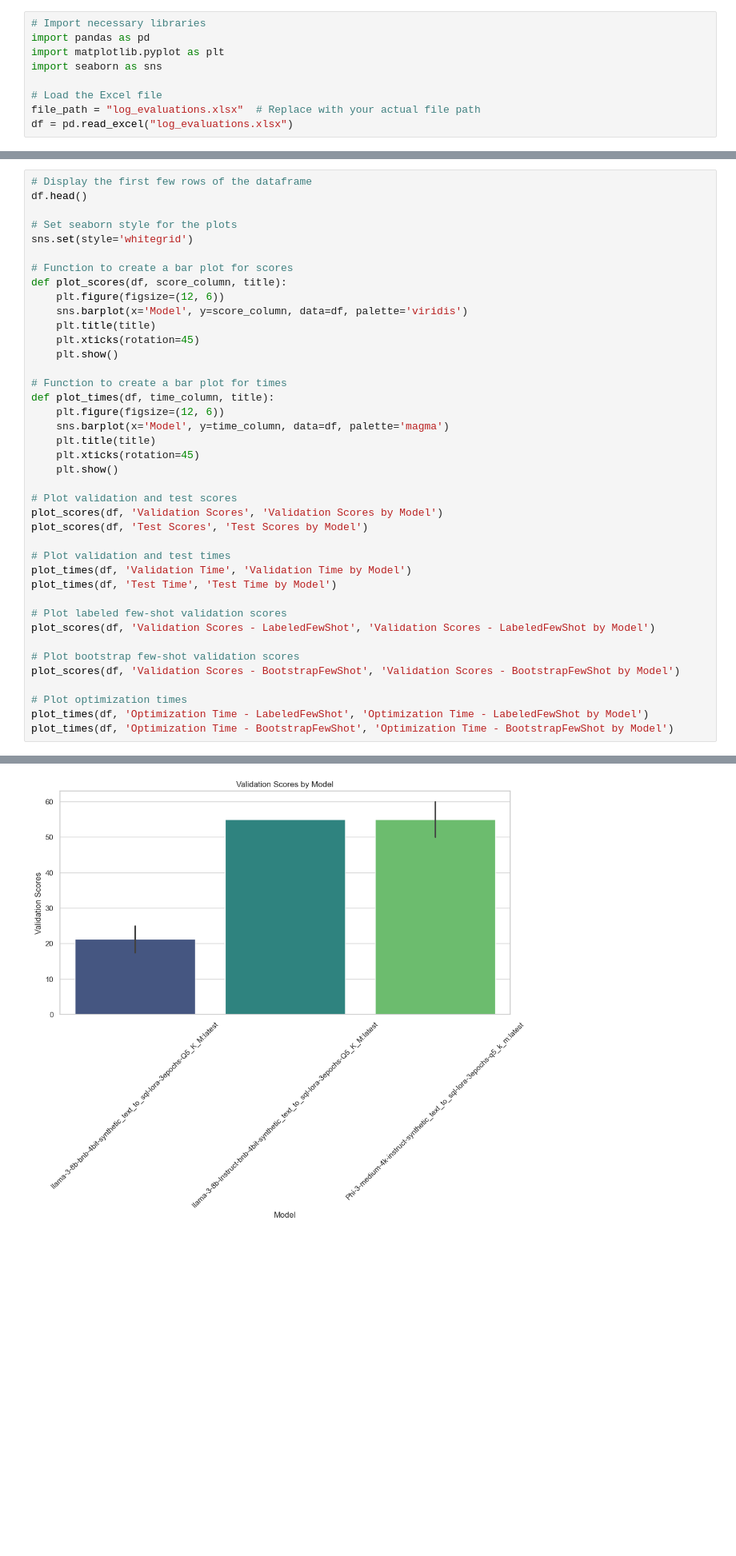
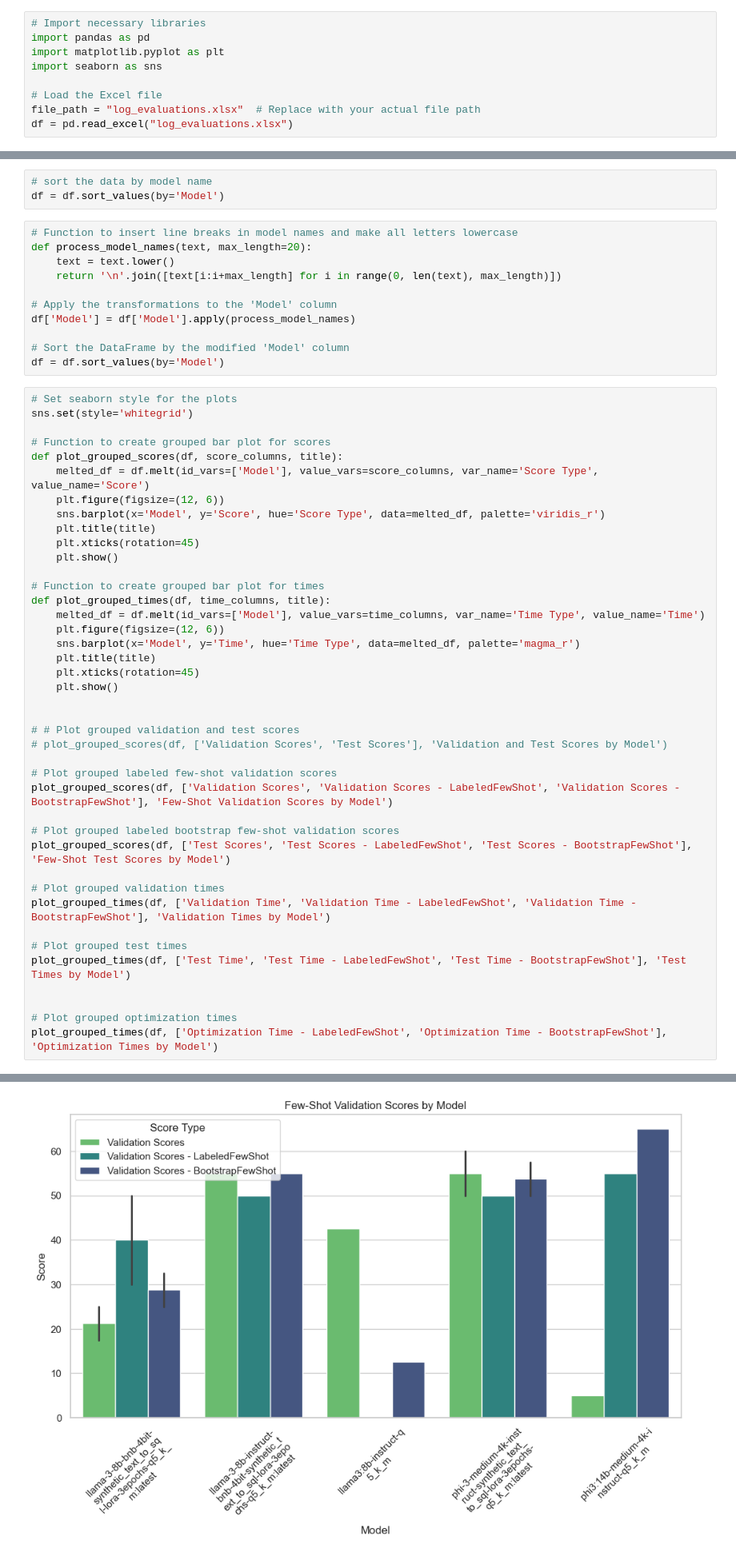
Before and after one commit to felixdsml/llm, a Jupyter notebook: logging/datasciencystuff/logging.ipynb, the cells around one changed output, grey strips where cells are left out. Shown: that part at 80% size. Drawn from its saved outputs; the diff is of its cells as text; blank space fills up the shorter version.

Commit message:
created some visualizations

```diff
--- a/logging/datasciencystuff/logging.ipynb
+++ b/logging/datasciencystuff/logging.ipynb
@@ -10,41 +16,56 @@ df = pd.read_excel("log_evaluations.xlsx")
+# %%
+# sort the data by model name
+df = df.sort_values(by='Model')
+# %%
+# Function to insert line breaks in model names and make all letters lowercase
+def process_model_names(text, max_length=20):
+    text = text.lower()
+    return '\n'.join([text[i:i+max_length] for i in range(0, len(text), max_length)])
+
+# Apply the transformations to the 'Model' column
+df['Model'] = df['Model'].apply(process_model_names)
+
+# Sort the DataFrame by the modified 'Model' column
+df = df.sort_values(by='Model')
 # %%
-# Display the first few rows of the dataframe
-df.head()
-
 # Set seaborn style for the plots
 sns.set(style='whitegrid')
 
-# Function to create a bar plot for scores
-def plot_scores(df, score_column, title):
+# Function to create grouped bar plot for scores
+def plot_grouped_scores(df, score_columns, title):
+    melted_df = df.melt(id_vars=['Model'], value_vars=score_columns, var_name='Score Type', value_name='Score')
     plt.figure(figsize=(12, 6))
-    sns.barplot(x='Model', y=score_column, data=df, palette='viridis')
+    sns.barplot(x='Model', y='Score', hue='Score Type', data=melted_df, palette='viridis_r')
     plt.title(title)
     plt.xticks(rotation=45)
     plt.show()
 
-# Function to create a bar plot for times
-def plot_times(df, time_column, title):
+# Function to create grouped bar plot for times
+def plot_grouped_times(df, time_columns, title):
+    melted_df = df.melt(id_vars=['Model'], value_vars=time_columns, var_name='Time Type', value_name='Time')
     plt.figure(figsize=(12, 6))
-    sns.barplot(x='Model', y=time_column, data=df, palette='magma')
+    sns.barplot(x='Model', y='Time', hue='Time Type', data=melted_df, palette='magma_r')
     plt.title(title)
     plt.xticks(rotation=45)
     plt.show()
 
-# Plot validation and test scores
-plot_scores(df, 'Validation Scores', 'Validation Scores by Model')
-plot_scores(df, 'Test Scores', 'Test Scores by Model')
 
-# Plot validation and test times
-plot_times(df, 'Validation Time', 'Validation Time by Model')
-plot_times(df, 'Test Time', 'Test Time by Model')
+# # Plot grouped validation and test scores
+# plot_grouped_scores(df, ['Validation Scores', 'Test Scores'], 'Validation and Test Scores by Model')
 
-# Plot labeled few-shot validation scores
-plot_scores(df, 'Validation Scores - LabeledFewShot', 'Validation Scores - LabeledFewShot by Model')
+# Plot grouped labeled few-shot validation scores
+plot_grouped_scores(df, ['Validation Scores', 'Validation Scores - LabeledFewShot', 'Validation Scores - BootstrapFewShot'], 'Few-Shot Validation Scores by Model')
 
-# Plot bootstrap few-shot validation scores
-plot_scores(df, 'Validation Scores - BootstrapFewShot', 'Validation Scores - BootstrapFewShot by Model')
+# Plot grouped labeled bootstrap few-shot validation scores
+plot_grouped_scores(df, ['Test Scores', 'Test Scores - LabeledFewShot', 'Test Scores - BootstrapFewShot'], 'Few-Shot Test Scores by Model')
 
-# Plot optimization times
-plot_times(df, 'Optimization Time - LabeledFewShot', 'Optimization Time - LabeledFewShot by Model')
-plot_times(df, 'Optimization Time - BootstrapFewShot', 'Optimization Time - BootstrapFewShot by Model')
+# Plot grouped validation times
+plot_grouped_times(df, ['Validation Time', 'Validation Time - LabeledFewShot', 'Validation Time - BootstrapFewShot'], 'Validation Times by Model')
+
+# Plot grouped test times
+plot_grouped_times(df, ['Test Time', 'Test Time - LabeledFewShot', 'Test Time - BootstrapFewShot'], 'Test Times by Model')
+
+
+# Plot grouped optimization times
+plot_grouped_times(df, ['Optimization Time - LabeledFewShot', 'Optimization Time - BootstrapFewShot'], 'Optimization Times by Model')
 # %% [output]
@@ -54 +72 @@ Passing `palette` without assigning `hue` is deprecated and will be removed in v
-[figure, old version]
+[figure, new version]
```
Also changed, not shown: parts of 3 cells of this notebook, 2 other files.
